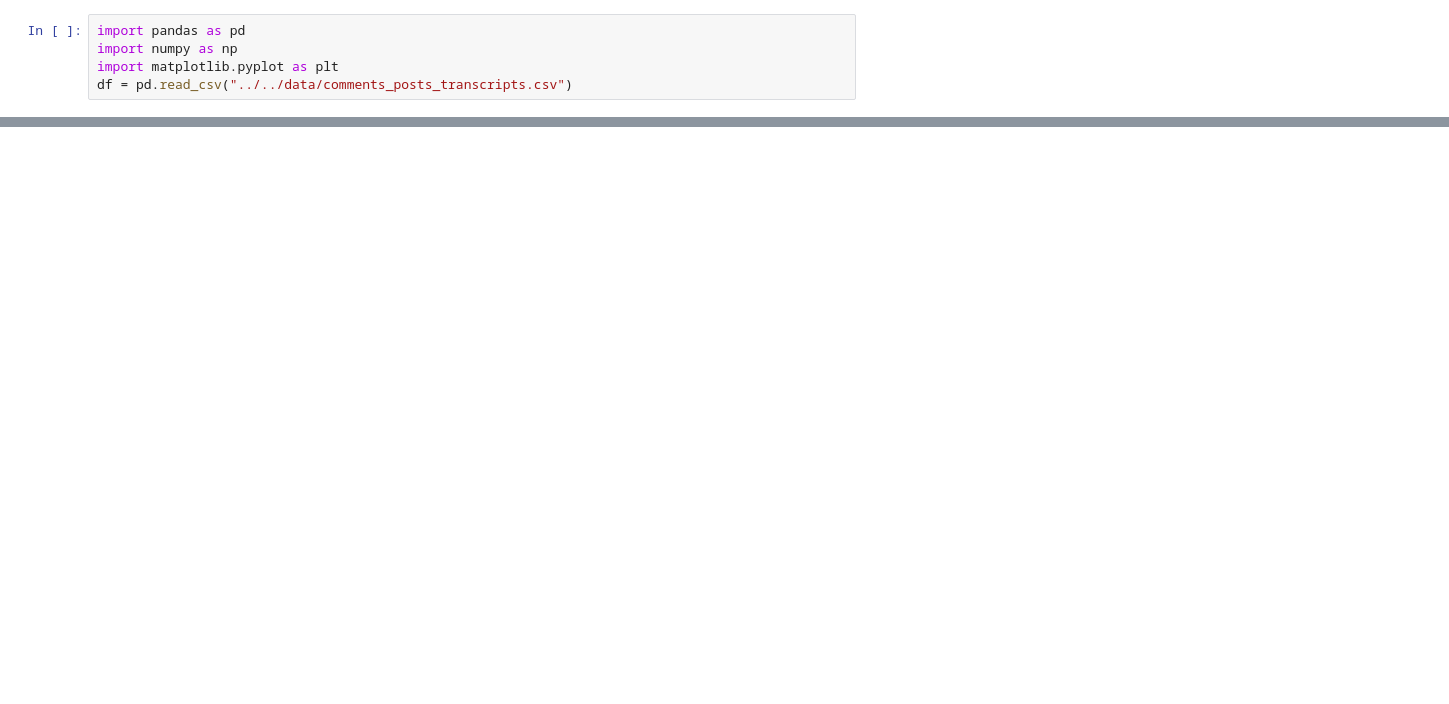
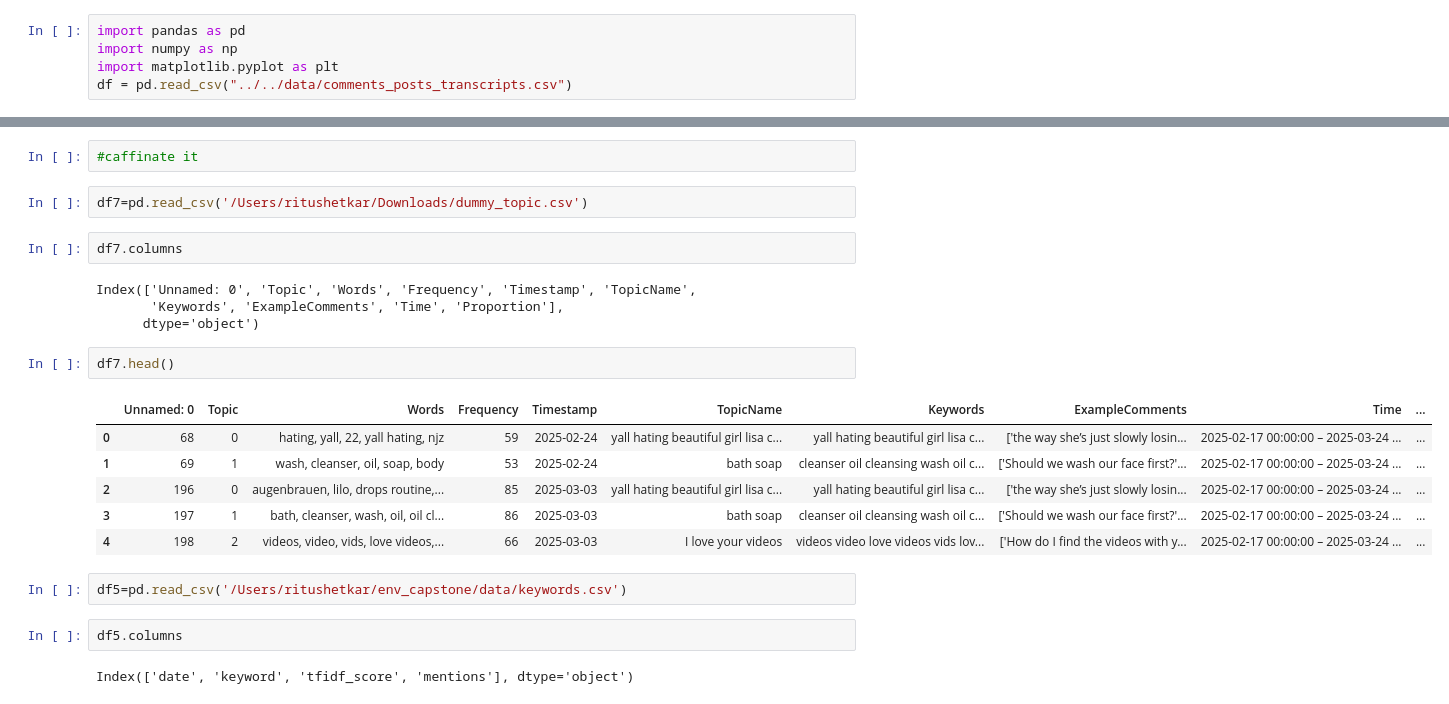
Before and after one commit to Hannah1171/skincare_analysis, a Jupyter notebook: skincare/scripts/test.ipynb, the cells around one changed output, grey strips where cells are left out. Drawn from its saved outputs; the diff is of its cells as text; blank space fills up the shorter version.

Commit message:
First push streamlit

```diff
--- a/skincare/scripts/test.ipynb
+++ b/skincare/scripts/test.ipynb
@@ -29,0 +150,25 @@ plt.show()
+# %%
+#caffinate it
+# %%
+df7=pd.read_csv('/Users/ritushetkar/Downloads/dummy_topic.csv')
+# %%
+df7.columns
+# %% [output]
+Index(['Unnamed: 0', 'Topic', 'Words', 'Frequency', 'Timestamp', 'TopicName',
+       'Keywords', 'ExampleComments', 'Time', 'Proportion'],
+      dtype='object')
+# %%
+df7.head()
+# %% [output]
+|  | Unnamed: 0 | Topic | Words | Frequency | Timestamp | TopicName | Keywords | ExampleComments | Time | ... |
+| 0 | 68 | 0 | hating, yall, 22, yall hating, njz | 59 | 2025-02-24 | yall hating beautiful girl lisa c... | yall hating beautiful girl lisa c... | ['the way she’s just slowly losin... | 2025-02-17 00:00:00 – 2025-03-24 ... | ... |
+| 1 | 69 | 1 | wash, cleanser, oil, soap, body | 53 | 2025-02-24 | bath soap | cleanser oil cleansing wash oil c... | ['Should we wash our face first?'... | 2025-02-17 00:00:00 – 2025-03-24 ... | ... |
+| 2 | 196 | 0 | augenbrauen, lilo, drops routine,... | 85 | 2025-03-03 | yall hating beautiful girl lisa c... | yall hating beautiful girl lisa c... | ['the way she’s just slowly losin... | 2025-02-17 00:00:00 – 2025-03-24 ... | ... |
+| 3 | 197 | 1 | bath, cleanser, wash, oil, oil cl... | 86 | 2025-03-03 | bath soap | cleanser oil cleansing wash oil c... | ['Should we wash our face first?'... | 2025-02-17 00:00:00 – 2025-03-24 ... | ... |
+| 4 | 198 | 2 | videos, video, vids, love videos,... | 66 | 2025-03-03 | I love your videos | videos video love videos vids lov... | ['How do I find the videos with y... | 2025-02-17 00:00:00 – 2025-03-24 ... | ... |
+# %%
+df5=pd.read_csv('/Users/ritushetkar/env_capstone/data/keywords.csv')
+# %%
+df5.columns
+# %% [output]
+Index(['date', 'keyword', 'tfidf_score', 'mentions'], dtype='object')
```
Also changed, not shown: parts of 15 cells of this notebook, 13 other files.
